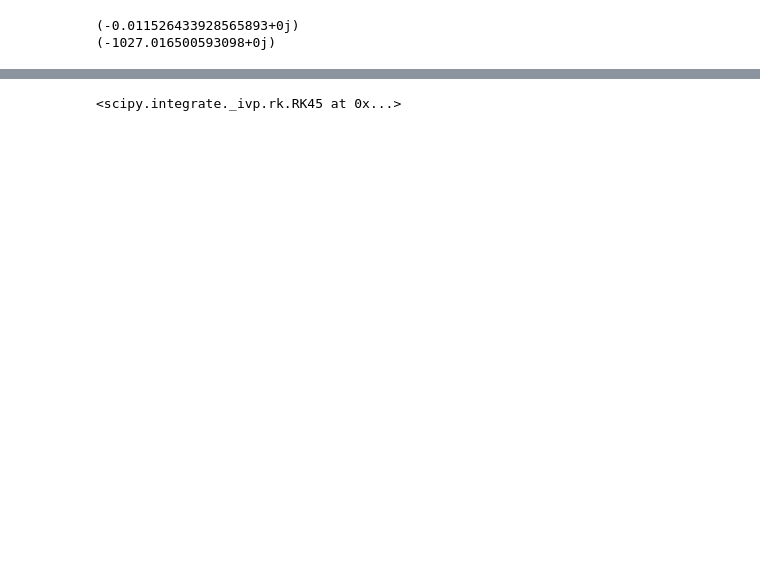
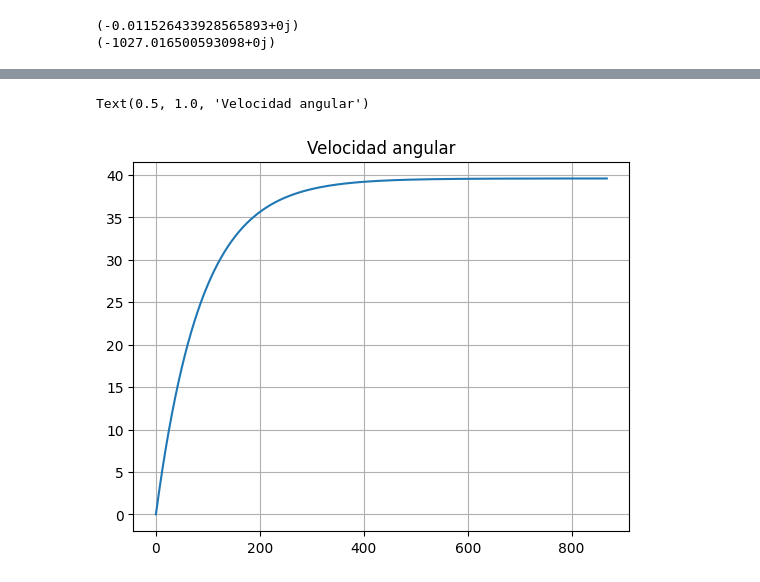
Before and after one commit to cjuarezramos/MMS2023, a Jupyter notebook: Ej1003_motorDC.ipynb, the cells around one changed output, grey strips where cells are left out. Saved outputs shown, nothing was run; the diff lists cells and outputs as text; code cells hidden in the pictures; blank space fills up the shorter version.

```diff
--- a/Ej1003_motorDC.ipynb
+++ b/Ej1003_motorDC.ipynb
@@ -4,7 +4,7 @@ import numpy as np
 import matplotlib.pyplot as plt
 import control as ct
 from scipy.linalg import eig
-from scipy.integrate import RK45
+from scipy.integrate import solve_ivp
 #motor DC
 # constantes
 J = 1
@@ -14,7 +14,7 @@ Ke = 0.2
 Kt = 0.2
 c = 0.001
 Tl = 0.07
-V = 1
+V = 10
 # %%
 # Representacion en espacio de estados
 A = [[-c/J,Kt/J],[-Ke/L,-R/L]]
@@ -69,11 +69,21 @@ def f(t,x):
     s=[0,0]
     w = x[0]
     i = x[1]
+    if t<=200:
+        Tl = 0.07
+    else:
+        Tl = 0.07/2
+
     s[0]=-c/J*w+Kt/J*i-Tl/J
     s[1]=-Ke/L*w-R/L*i+V/L
     return s
-#f(1,[0,0])
-sal = RK45(f,0,[0,0],Tsimu)
-sal
-# %% [output]
-<scipy.integrate._ivp.rk.RK45 at 0x...>
+# %%
+salida = solve_ivp(f,[0,Tsimu],[0,0])
+salida.t
+salida.y
+plt.plot(salida.t,salida.y[0])
+plt.grid()
+plt.title("Velocidad angular")
+# %% [output]
+Text(0.5, 1.0, 'Velocidad angular')
+[figure, added]
```
Also changed, not shown: parts of 8 cells of this notebook.
